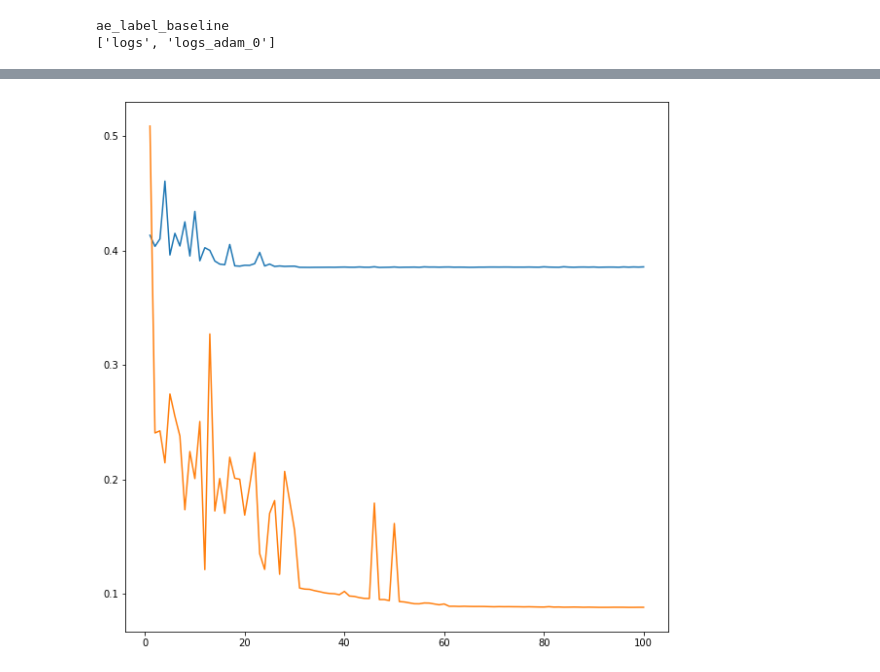
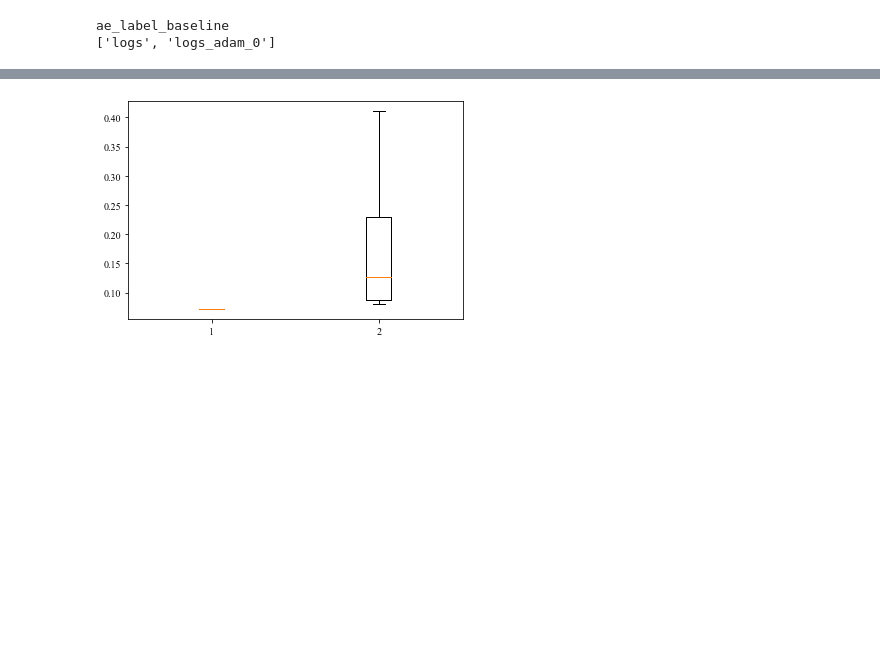
Before and after one commit to YefanZhou/seuthesis2020, a Jupyter notebook: data/Untitled.ipynb, the cells around one changed output, grey strips where cells are left out. Cells and saved outputs as stored; diff of their text form; code cells hidden in the pictures; blank space fills up the shorter version.

```diff
--- a/data/Untitled.ipynb
+++ b/data/Untitled.ipynb
@@ -35,15 +79,9 @@ plt.show()
-# %%
-results_list = ['stats_finecd_epochval.npz', 'stats_finecd_itertrain.npz']
-results_list = [results_list[0]]
-
-fig = plt.figure(figsize=(10,10))
-for row, log in enumerate(logs_list):
-    for col, result in enumerate(results_list):
-        file = os.path.join(address_0, '{}/{}'.format(log,result))
-        stats = np.load(file)
-        plt.plot(stats["iter_loss"][:,0], stats["iter_loss"][:,1],'-', label = '{}'.format('Auto-encoder'))
-#        plt.tick_params(labelsize=33)
-#        plt.legend(fontsize=20)
-plt.show()
-# %% [output]
-[figure, removed]
+# %%
+import matplotlib.pyplot as plt
+fig = plt.figure()  # 创建画布
+ax = plt.subplot()  # 创建作图区域
+# 蓝色矩形的红线：50%分位点是4.5,上边沿：25%分位点是2.25,下边沿：75%分位点是6.75
+ax.boxplot([[0.071927], [0.0872, 0.1462, 0.4106, 0.4106,0.1699, 0.1054, 0.0872, 0.0806]])
+plt.show()
+# %% [output]
+[figure, added]
```
Also changed, not shown: parts of 2 cells of this notebook, 10 other files.
